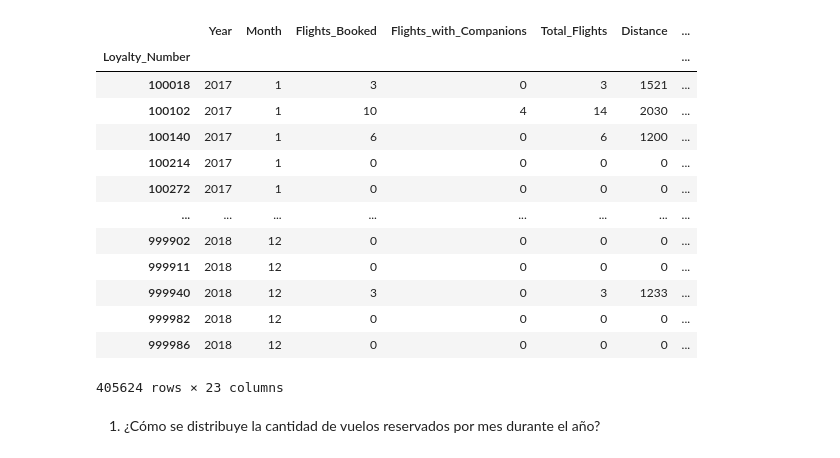
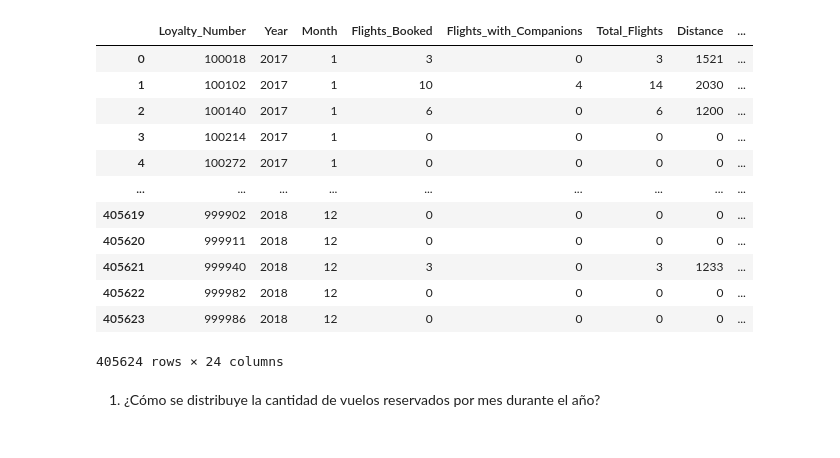
Before and after one commit to Adalab/bda-modulo-3-evaluacion-final-BiancaGemarR, a Jupyter notebook: visualizacion2.0_evaluacion.ipynb, the cells around one changed output. Cells and saved outputs as stored; diff of their text form; code cells hidden in the pictures.

```diff
--- a/visualizacion2.0_evaluacion.ipynb
+++ b/visualizacion2.0_evaluacion.ipynb
@@ -7,23 +7,22 @@ pd.set_option('display.max_columns', None)
 import warnings
 warnings.filterwarnings("ignore")
 # %%
-df_merged = pd.read_csv('Customer_merged.csv', index_col=0)
+df_merged = pd.read_csv('Customer_merged.csv')
 df_merged
 # %% [output]
-|  | Year | Month | Flights_Booked | Flights_with_Companions | Total_Flights | Distance | ... |
-| Loyalty_Number |  |  |  |  |  |  | ... |
-| 100018 | 2017 | 1 | 3 | 0 | 3 | 1521 | ... |
-| 100102 | 2017 | 1 | 10 | 4 | 14 | 2030 | ... |
-| 100140 | 2017 | 1 | 6 | 0 | 6 | 1200 | ... |
-| 100214 | 2017 | 1 | 0 | 0 | 0 | 0 | ... |
-| 100272 | 2017 | 1 | 0 | 0 | 0 | 0 | ... |
-| ... | ... | ... | ... | ... | ... | ... | ... |
-| 999902 | 2018 | 12 | 0 | 0 | 0 | 0 | ... |
-| 999911 | 2018 | 12 | 0 | 0 | 0 | 0 | ... |
-| 999940 | 2018 | 12 | 3 | 0 | 3 | 1233 | ... |
-| 999982 | 2018 | 12 | 0 | 0 | 0 | 0 | ... |
-| 999986 | 2018 | 12 | 0 | 0 | 0 | 0 | ... |
+|  | Loyalty_Number | Year | Month | Flights_Booked | Flights_with_Companions | Total_Flights | Distance | ... |
+| 0 | 100018 | 2017 | 1 | 3 | 0 | 3 | 1521 | ... |
+| 1 | 100102 | 2017 | 1 | 10 | 4 | 14 | 2030 | ... |
+| 2 | 100140 | 2017 | 1 | 6 | 0 | 6 | 1200 | ... |
+| 3 | 100214 | 2017 | 1 | 0 | 0 | 0 | 0 | ... |
+| 4 | 100272 | 2017 | 1 | 0 | 0 | 0 | 0 | ... |
+| ... | ... | ... | ... | ... | ... | ... | ... | ... |
+| 405619 | 999902 | 2018 | 12 | 0 | 0 | 0 | 0 | ... |
+| 405620 | 999911 | 2018 | 12 | 0 | 0 | 0 | 0 | ... |
+| 405621 | 999940 | 2018 | 12 | 3 | 0 | 3 | 1233 | ... |
+| 405622 | 999982 | 2018 | 12 | 0 | 0 | 0 | 0 | ... |
+| 405623 | 999986 | 2018 | 12 | 0 | 0 | 0 | 0 | ... |
-405624 rows × 23 columns
+405624 rows × 24 columns
 # %% [markdown]
 1. ¿Cómo se distribuye la cantidad de vuelos reservados por mes durante el año?
 # %%
```
Also changed, not shown: parts of 9 cells of this notebook.
